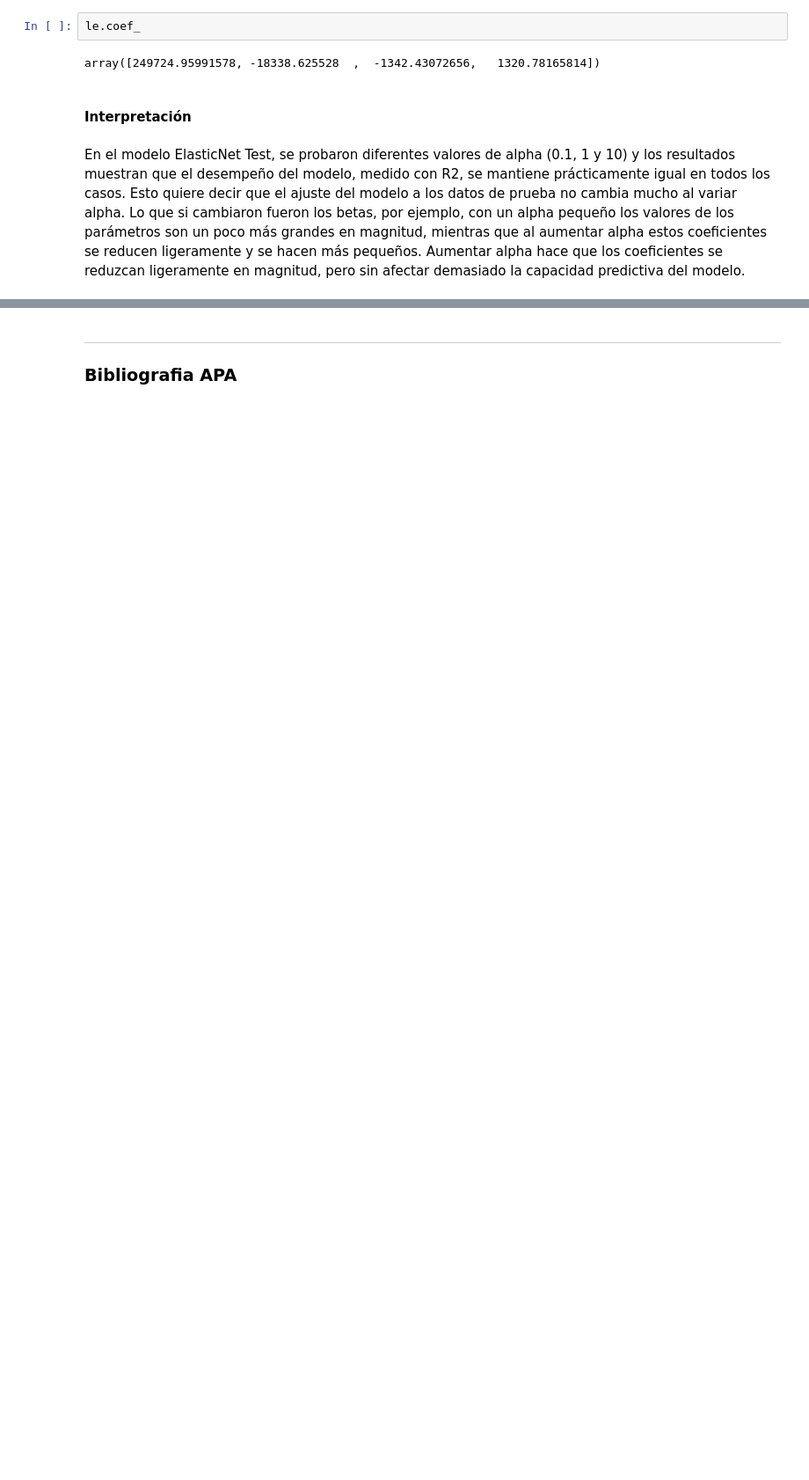
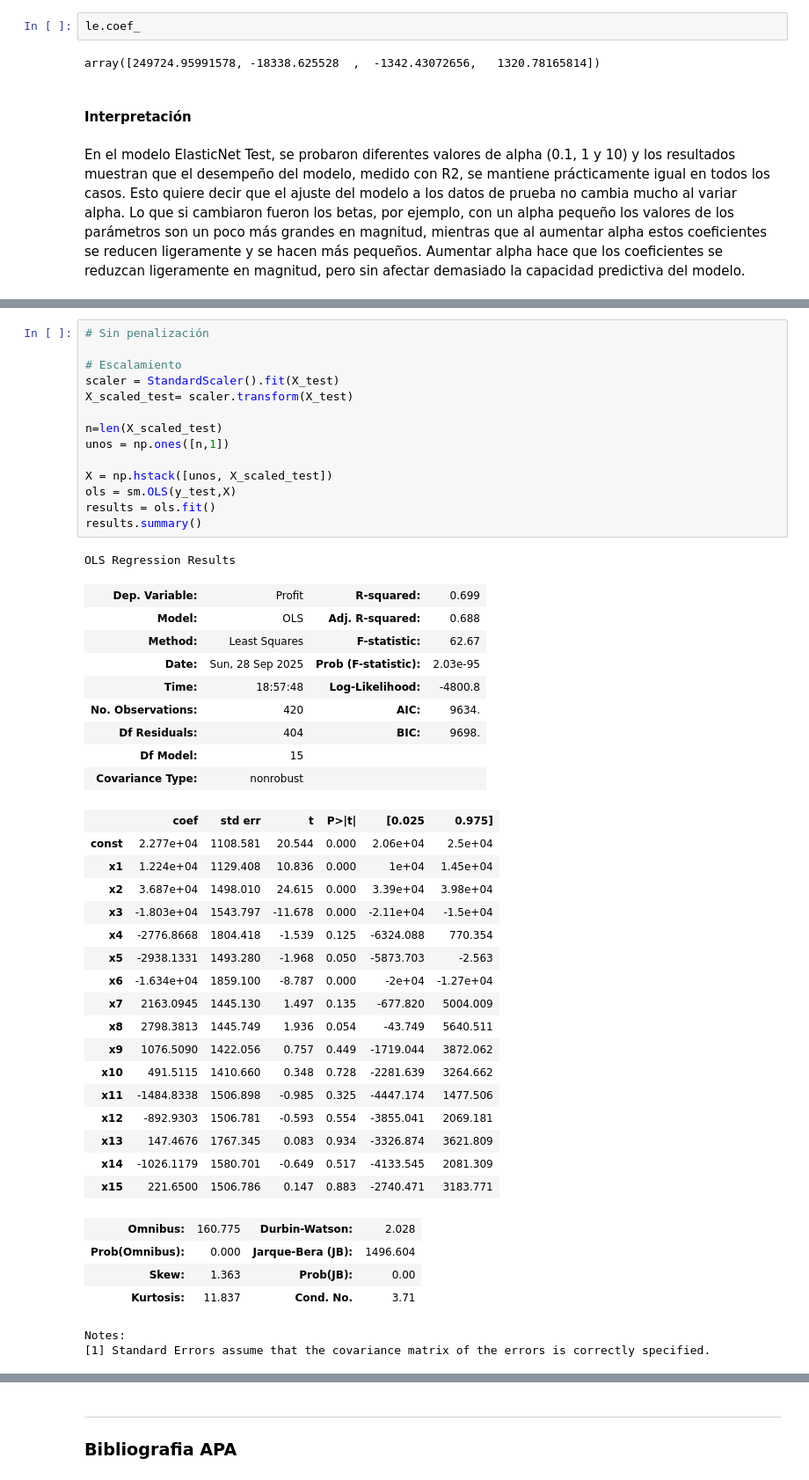
Before and after one commit to GonzaloCanoP/P01-Proyecto-Lab-Aprednizaje-Estadistico, a Jupyter notebook: P01- Regresión.ipynb, the cells around one changed output, grey strips where cells are left out. Shown at 88% size. Cells and saved outputs as stored; diff of their text form; blank space fills up the shorter version.

```diff
--- a/P01- Regresión.ipynb
+++ b/P01- Regresión.ipynb
@@ -831,0 +992,48 @@ En el modelo ElasticNet Test, se probaron diferentes valores de alpha (0.1, 1 y
+# %%
+# Sin penalización
+
+# Escalamiento
+scaler = StandardScaler().fit(X_test)
+X_scaled_test= scaler.transform(X_test)
+
+n=len(X_scaled_test)
+unos = np.ones([n,1])
+
+X = np.hstack([unos, X_scaled_test])
+ols = sm.OLS(y_test,X)
+results = ols.fit()
+results.summary()
+# %% [output]
+OLS Regression Results
+| Dep. Variable: | Profit | R-squared: | 0.699 |
+| Model: | OLS | Adj. R-squared: | 0.688 |
+| Method: | Least Squares | F-statistic: | 62.67 |
+| Date: | Sun, 28 Sep 2025 | Prob (F-statistic): | 2.03e-95 |
+| Time: | 18:57:48 | Log-Likelihood: | -4800.8 |
+| No. Observations: | 420 | AIC: | 9634. |
+| Df Residuals: | 404 | BIC: | 9698. |
+| Df Model: | 15 |  |  |
+| Covariance Type: | nonrobust |  |  |
+|  | coef | std err | t | P>|t| | [0.025 | 0.975] |
+| const | 2.277e+04 | 1108.581 | 20.544 | 0.000 | 2.06e+04 | 2.5e+04 |
+| x1 | 1.224e+04 | 1129.408 | 10.836 | 0.000 | 1e+04 | 1.45e+04 |
+| x2 | 3.687e+04 | 1498.010 | 24.615 | 0.000 | 3.39e+04 | 3.98e+04 |
+| x3 | -1.803e+04 | 1543.797 | -11.678 | 0.000 | -2.11e+04 | -1.5e+04 |
+| x4 | -2776.8668 | 1804.418 | -1.539 | 0.125 | -6324.088 | 770.354 |
+| x5 | -2938.1331 | 1493.280 | -1.968 | 0.050 | -5873.703 | -2.563 |
+| x6 | -1.634e+04 | 1859.100 | -8.787 | 0.000 | -2e+04 | -1.27e+04 |
+| x7 | 2163.0945 | 1445.130 | 1.497 | 0.135 | -677.820 | 5004.009 |
+| x8 | 2798.3813 | 1445.749 | 1.936 | 0.054 | -43.749 | 5640.511 |
+| x9 | 1076.5090 | 1422.056 | 0.757 | 0.449 | -1719.044 | 3872.062 |
+| x10 | 491.5115 | 1410.660 | 0.348 | 0.728 | -2281.639 | 3264.662 |
+| x11 | -1484.8338 | 1506.898 | -0.985 | 0.325 | -4447.174 | 1477.506 |
+| x12 | -892.9303 | 1506.781 | -0.593 | 0.554 | -3855.041 | 2069.181 |
+| x13 | 147.4676 | 1767.345 | 0.083 | 0.934 | -3326.874 | 3621.809 |
+| x14 | -1026.1179 | 1580.701 | -0.649 | 0.517 | -4133.545 | 2081.309 |
+| x15 | 221.6500 | 1506.786 | 0.147 | 0.883 | -2740.471 | 3183.771 |
+| Omnibus: | 160.775 | Durbin-Watson: | 2.028 |
+| Prob(Omnibus): | 0.000 | Jarque-Bera (JB): | 1496.604 |
+| Skew: | 1.363 | Prob(JB): | 0.00 |
+| Kurtosis: | 11.837 | Cond. No. | 3.71 |
+Notes:
+[1] Standard Errors assume that the covariance matrix of the errors is correctly specified.
```
Also changed, not shown: parts of 51 cells of this notebook.
